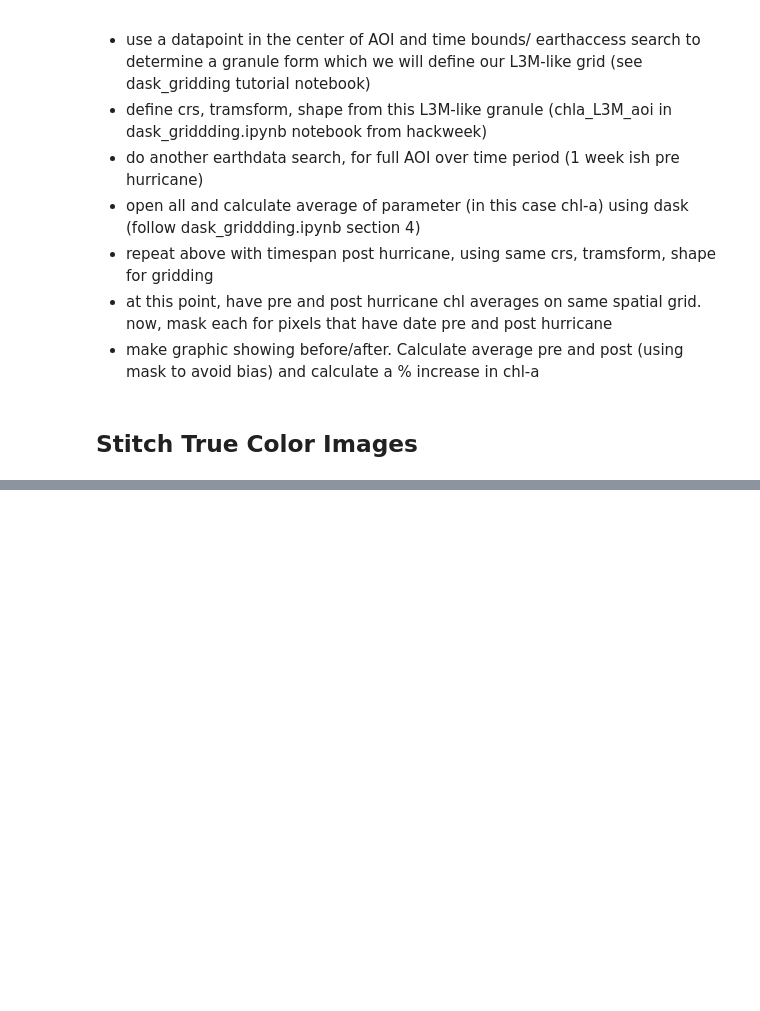
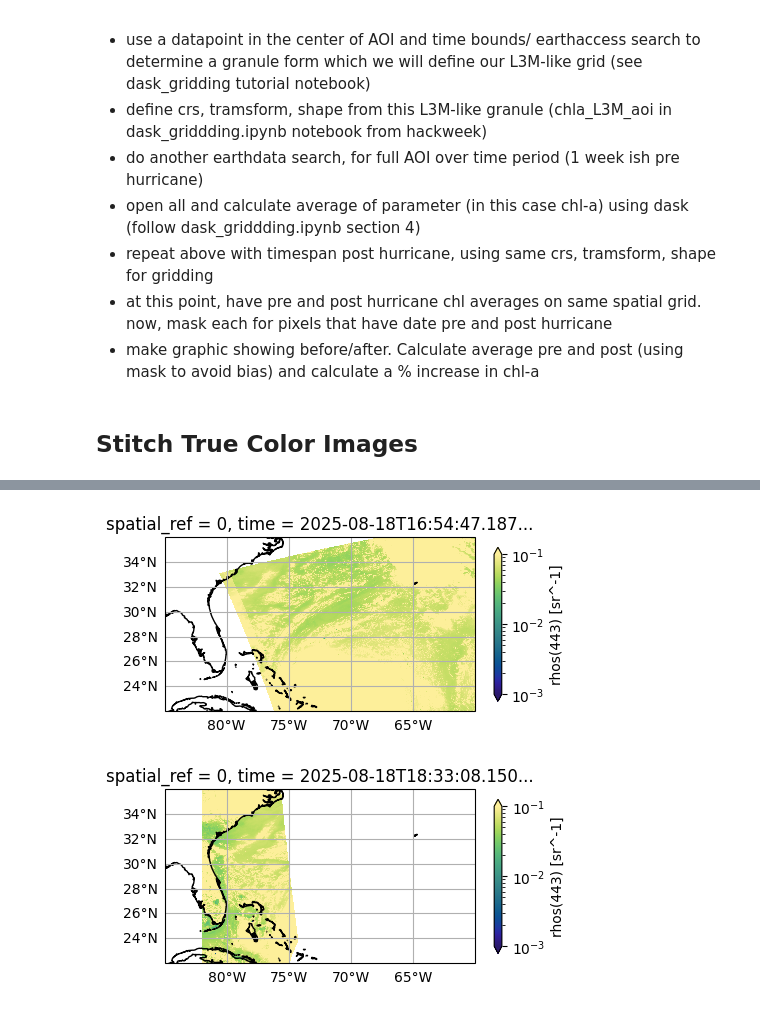
Before and after one commit to skyecaplan/pace-rapid-response, a Jupyter notebook: PRR_OC/PRR_development_MK.ipynb, the cells around one changed output, grey strips where cells are left out. Cells and saved outputs as stored; diff of their text form; code cells hidden in the pictures; blank space fills up the shorter version.

```diff
--- a/PRR_OC/PRR_development_MK.ipynb
+++ b/PRR_OC/PRR_development_MK.ipynb
@@ -595,3 +725,28 @@ pre_data = coregister_granules_SREF(pre_paths, crs, shape, transform, var_name)
+# %%
+# Now, plot the regridded data to see how it looks at 443 nm
+pre_data_2 = pre_data.assign_coords(wavelength_3d=wl)
+# for i, data_slice in enumerate(pre_data_2):
+#     fig, ax = plt.subplots(figsize=(5, 4), subplot_kw={'projection': ccrs.PlateCarree()})
+#     ax.gridlines(draw_labels={"left": "y", "bottom": "x"})
+#     plot = data_slice.sel(wavelength_3d=443, method='nearest').plot(
+#         x="longitude", y="latitude",
+#         cbar_kwargs={'label': 'rhos(443) [sr^-1]', 'shrink': 0.5},
+#         cmap=cmocean.cm.haline,
+#         norm=LogNorm(vmin=.001, vmax=0.1),
+#         ax=ax,
+#         robust=True
+#     )
+#     ax.set_xlim(bbox[0]-3, bbox[2]+3)
+#     ax.set_ylim(bbox[1]-3, bbox[3]+3)
+#     ax.coastlines()
+#     ax.set_title(f'Granule {i+1} - Time: {str(data_slice.time.values)[:19]} - 443 nm')
+#     plt.show()
+
+for i, data_slice in enumerate(pre_data_2):
+    quick_plot_sref_1band(data_slice)
+# %% [output]
+[figure, added]
+[figure, added]
 # %%
 pre_data_2 = pre_data.assign_coords(wavelength_3d=wl)
 rhos_rgb = pre_data_2.sel(wavelength_3d=[645, 555, 445], method="nearest")
```
Also changed, not shown: parts of 8 cells of this notebook, 1 other file.
